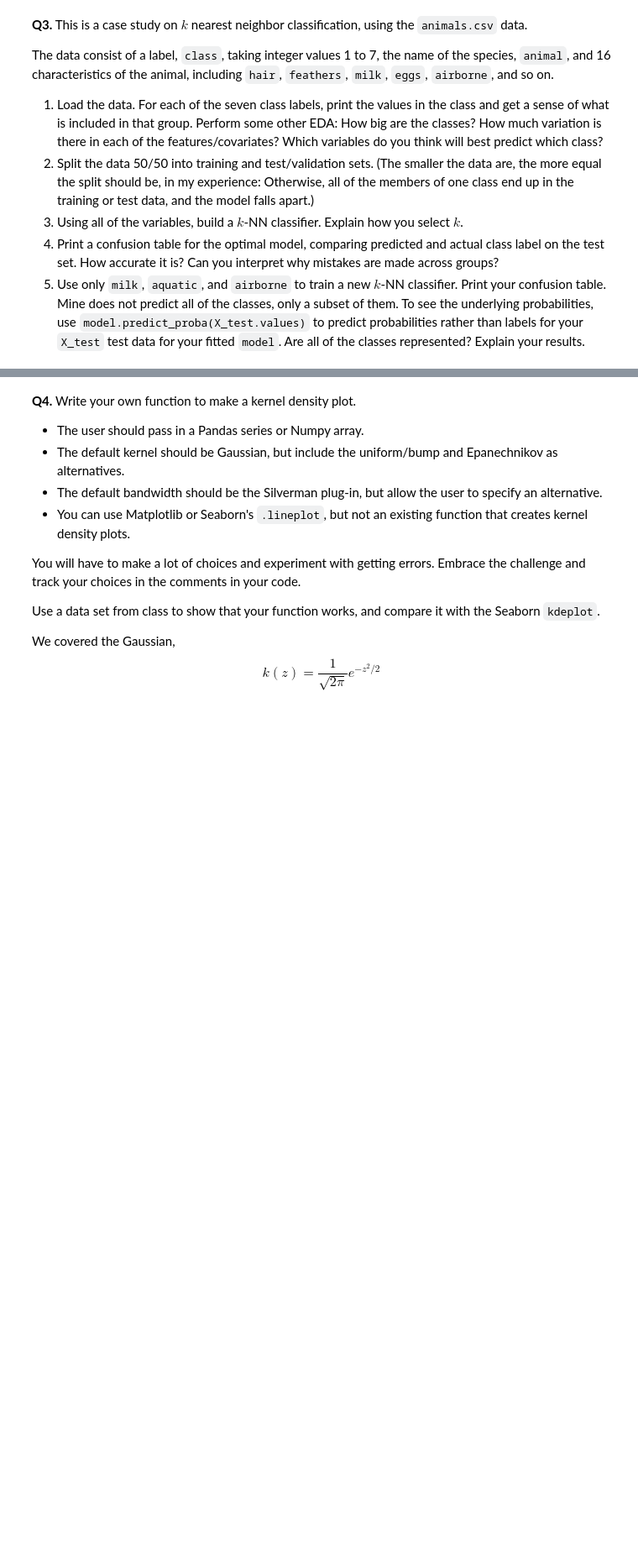
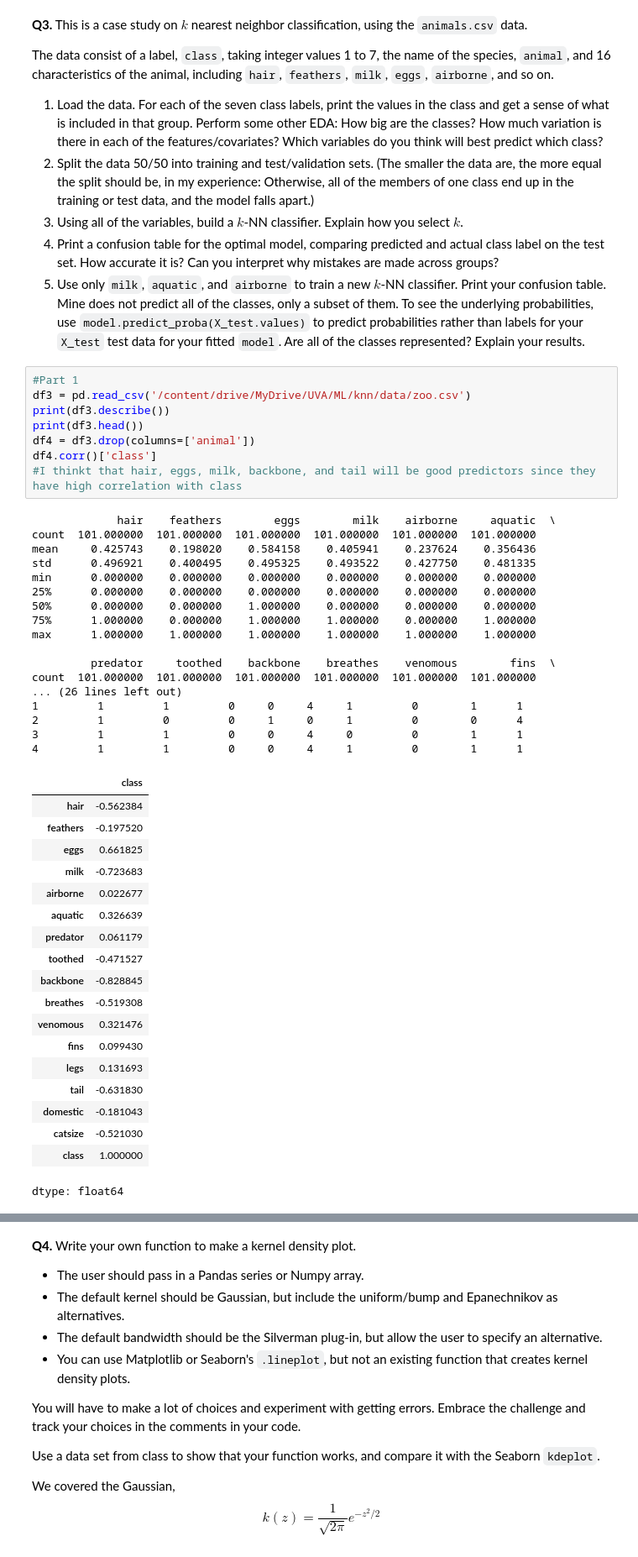
Before and after one commit to btw257-ui/KNN, a Jupyter notebook: assignment/assignment.ipynb, the cells around one changed output, grey strips where cells are left out. Shown at 84% size. Drawn from its saved outputs; the diff is of its cells as text; blank space fills up the shorter version.

```diff
--- a/assignment/assignment.ipynb
+++ b/assignment/assignment.ipynb
@@ -143,3 +143,48 @@ The data consist of a label, `class`, taking integer values 1 to 7, the name of
 3. Using all of the variables, build a $k$-NN classifier. Explain how you select $k$.
 4. Print a confusion table for the optimal model, comparing predicted and actual class label on the test set. How accurate it is? Can you interpret why mistakes are made across groups?
 5. Use only `milk`, `aquatic`, and `airborne` to train a new $k$-NN classifier. Print your confusion table. Mine does not predict all of the classes, only a subset of them. To see the underlying probabilities, use `model.predict_proba(X_test.values)` to predict probabilities rather than labels for your `X_test` test data for your fitted `model`. Are all of the classes represented? Explain your results.
+# %%
+#Part 1
+df3 = pd.read_csv('/content/drive/MyDrive/UVA/ML/knn/data/zoo.csv')
+print(df3.describe())
+print(df3.head())
+df4 = df3.drop(columns=['animal'])
+df4.corr()['class']
+#I thinkt that hair, eggs, milk, backbone, and tail will be good predictors since they have high correlation with class
+# %% [output]
+             hair    feathers        eggs        milk    airborne     aquatic  \
+count  101.000000  101.000000  101.000000  101.000000  101.000000  101.000000
+mean     0.425743    0.198020    0.584158    0.405941    0.237624    0.356436
+std      0.496921    0.400495    0.495325    0.493522    0.427750    0.481335
+min      0.000000    0.000000    0.000000    0.000000    0.000000    0.000000
+25%      0.000000    0.000000    0.000000    0.000000    0.000000    0.000000
+50%      0.000000    0.000000    1.000000    0.000000    0.000000    0.000000
+75%      1.000000    0.000000    1.000000    1.000000    0.000000    1.000000
+max      1.000000    1.000000    1.000000    1.000000    1.000000    1.000000
+
+         predator     toothed    backbone    breathes    venomous        fins  \
+count  101.000000  101.000000  101.000000  101.000000  101.000000  101.000000
+... (26 lines left out)
+1         1         1         0     0     4     1         0        1      1
+2         1         0         0     1     0     1         0        0      4
+3         1         1         0     0     4     0         0        1      1
+4         1         1         0     0     4     1         0        1      1
+|  | class |
+| hair | -0.562384 |
+| feathers | -0.197520 |
+| eggs | 0.661825 |
+| milk | -0.723683 |
+| airborne | 0.022677 |
+| aquatic | 0.326639 |
+| predator | 0.061179 |
+| toothed | -0.471527 |
+| backbone | -0.828845 |
+| breathes | -0.519308 |
+| venomous | 0.321476 |
+| fins | 0.099430 |
+| legs | 0.131693 |
+| tail | -0.631830 |
+| domestic | -0.181043 |
+| catsize | -0.521030 |
+| class | 1.000000 |
+dtype: float64
```
Also changed, not shown: parts of 5 cells of this notebook.
